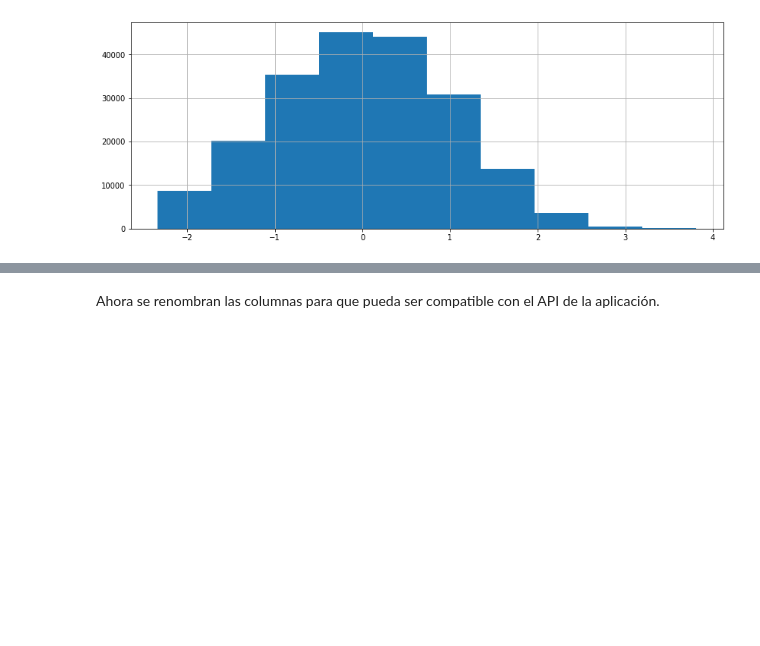
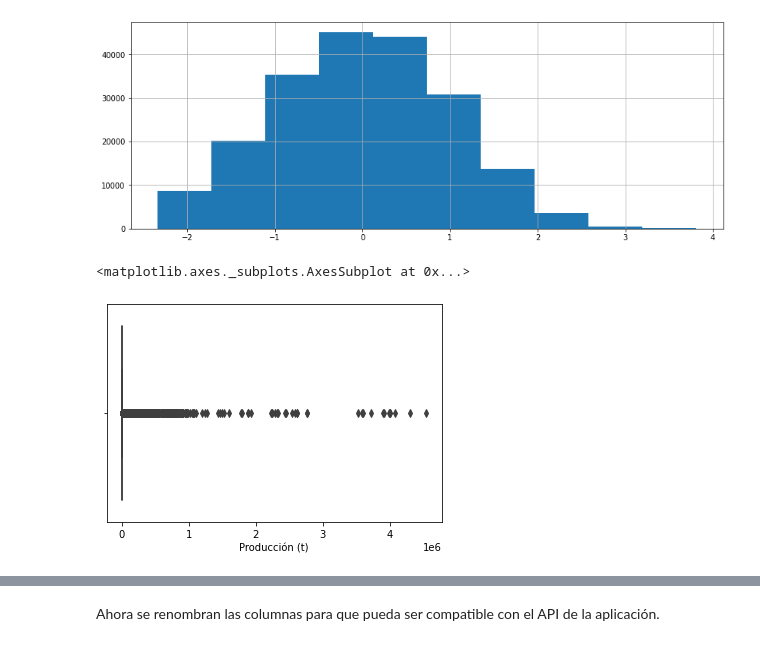
Before and after one commit to OscarBosigas/Proyecto-Final-Ciencia-de-Datos-Aplicada, a Jupyter notebook: Entrega3/notebooks/Construcción_Modelo_Final_con_Pipeline.ipynb, the cells around one changed output, grey strips where cells are left out. Cells and saved outputs as stored; diff of their text form; code cells hidden in the pictures; blank space fills up the shorter version.

```diff
--- a/Entrega3/notebooks/Construcción_Modelo_Final_con_Pipeline.ipynb
+++ b/Entrega3/notebooks/Construcción_Modelo_Final_con_Pipeline.ipynb
@@ -152,6 +157,11 @@ data2['Producción (t)'] = pd.DataFrame(pt.fit_transform(data[["Producción (t)"
 data2['Producción (t)'].hist(figsize=(14, 5));
 # %% [output]
 [figure]
+# %%
+sns.boxplot(x=data["Producción (t)"])
+# %% [output]
+<matplotlib.axes._subplots.AxesSubplot at 0x...>
+[figure, added]
 # %%
 data2.head()
 # %% [output]
```
Also changed, not shown: parts of 28 cells of this notebook.
